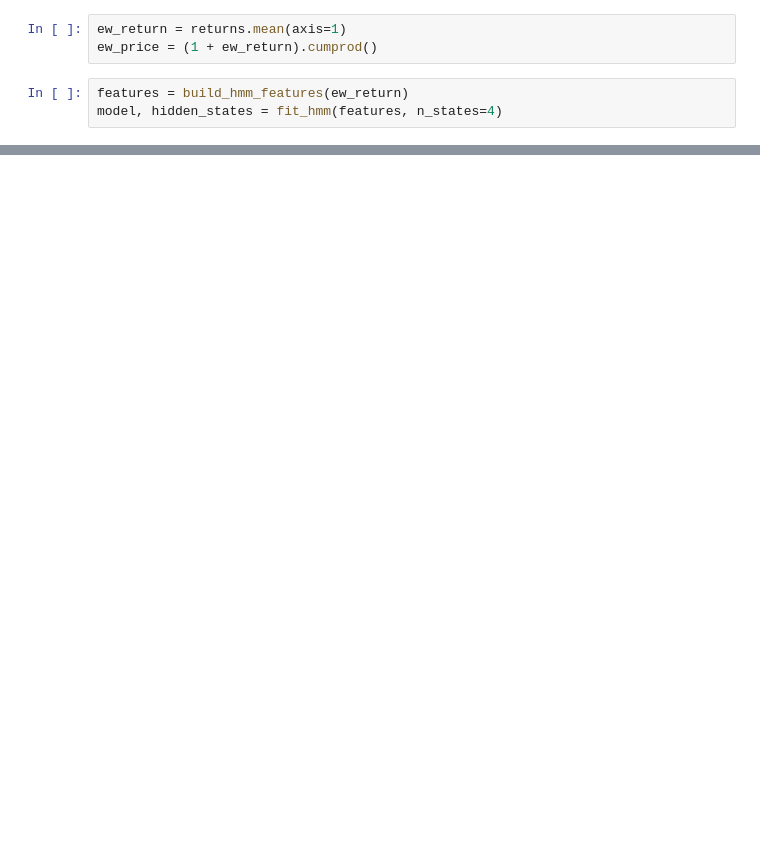
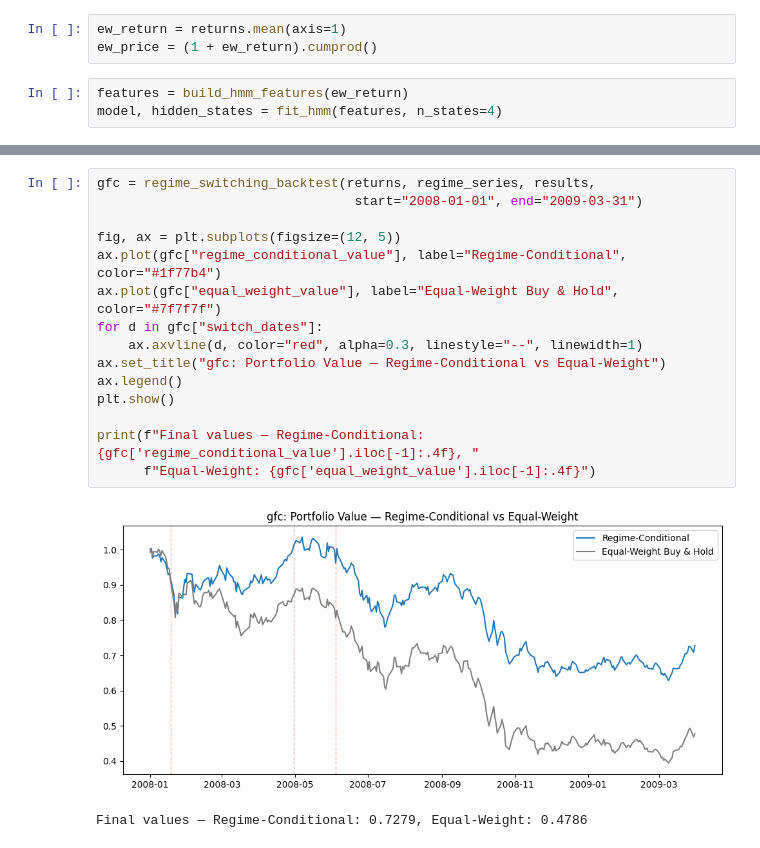
Before and after one commit to vedant464github/quantrisk-, a Jupyter notebook: notebooks/01_ed.ipynb, the cells around one changed output, grey strips where cells are left out. Cells and saved outputs as stored; diff of their text form; blank space fills up the shorter version.

```diff
--- a/notebooks/01_ed.ipynb
+++ b/notebooks/01_ed.ipynb
@@ -225,0 +296,18 @@ dtype: float64
+# %%
+gfc = regime_switching_backtest(returns, regime_series, results,
+                                 start="2008-01-01", end="2009-03-31")
+
+fig, ax = plt.subplots(figsize=(12, 5))
+ax.plot(gfc["regime_conditional_value"], label="Regime-Conditional", color="#1f77b4")
+ax.plot(gfc["equal_weight_value"], label="Equal-Weight Buy & Hold", color="#7f7f7f")
+for d in gfc["switch_dates"]:
+    ax.axvline(d, color="red", alpha=0.3, linestyle="--", linewidth=1)
+ax.set_title("gfc: Portfolio Value — Regime-Conditional vs Equal-Weight")
+ax.legend()
+plt.show()
+
+print(f"Final values — Regime-Conditional: {gfc['regime_conditional_value'].iloc[-1]:.4f}, "
+      f"Equal-Weight: {gfc['equal_weight_value'].iloc[-1]:.4f}")
+# %% [output]
+[figure, added]
+Final values — Regime-Conditional: 0.7279, Equal-Weight: 0.4786
```
Also changed, not shown: parts of 19 cells of this notebook.
